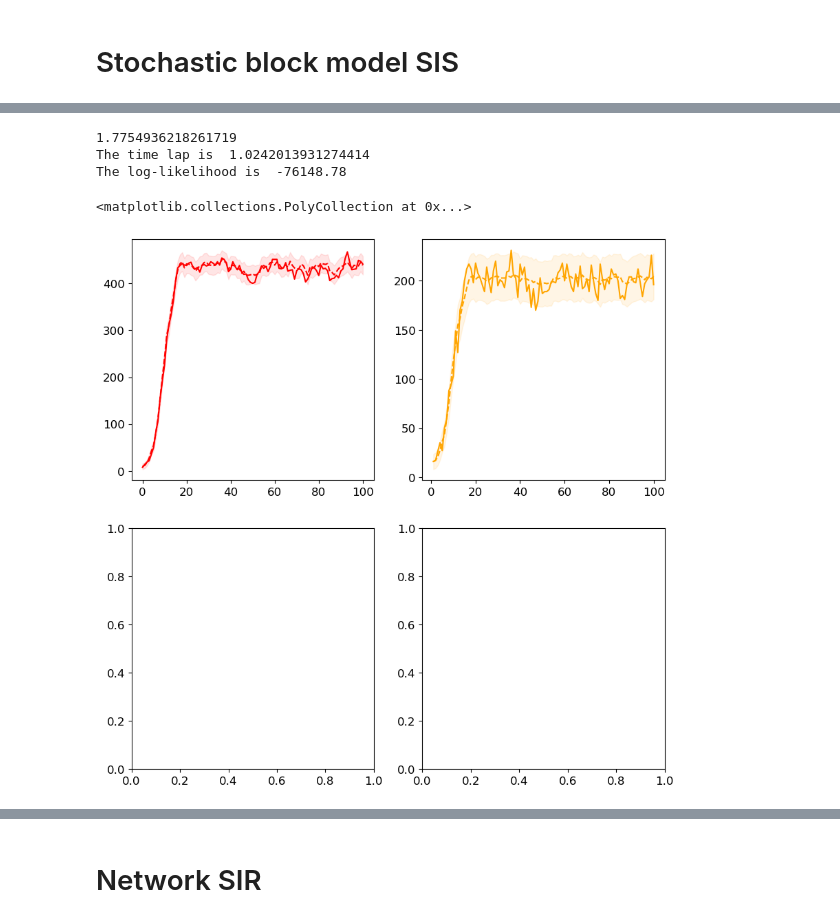
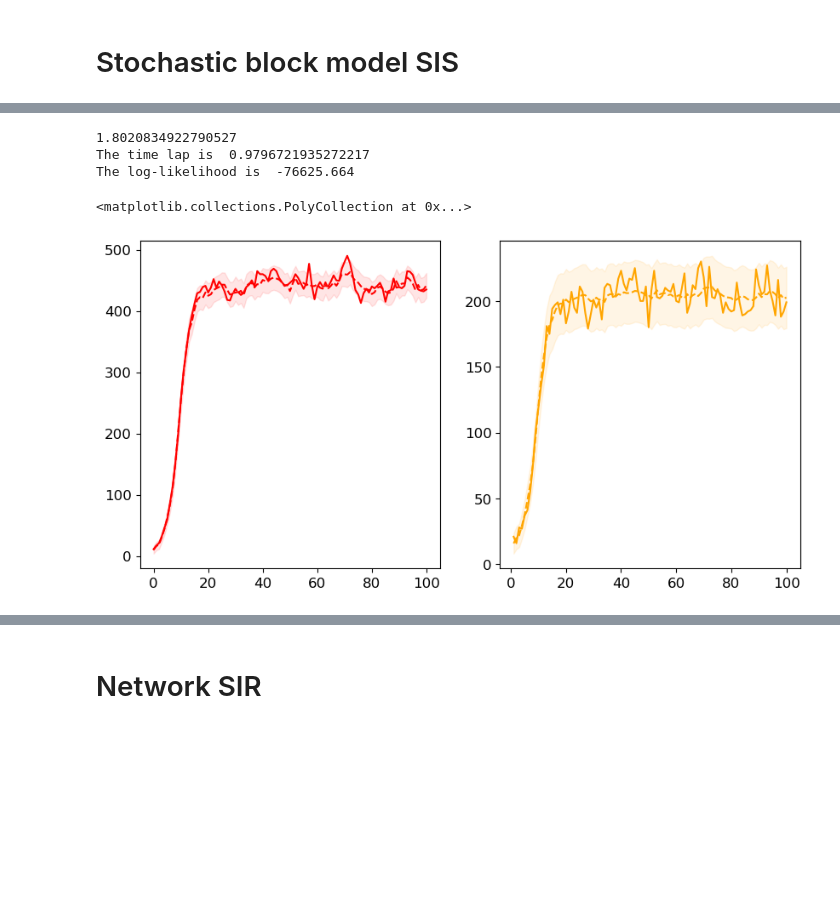
Before and after one commit to LorenzoRimella/CAL, a Jupyter notebook: tutorial_inference.ipynb, the cells around one changed output, grey strips where cells are left out. Saved outputs shown, nothing was run; the diff lists cells and outputs as text; code cells hidden in the pictures; blank space fills up the shorter version.

Commit message:
tutorial inference

```diff
--- a/tutorial_inference.ipynb
+++ b/tutorial_inference.ipynb
@@ -342,7 +263,11 @@ os.chdir("../")
+# %%
+locations  = tf.stack((covariates_df["x"], covariates_df["y"]), axis =1)
+covariates = tf.stack((tf.ones(tf.shape(covariates_df["covariate0"])),
+                       covariates_df["covariate0"]), axis =1)
 # %%
 N_pop = 1000
-covariates = tf.convert_to_tensor(np.load("Data/SpatialInference/Input/covariates.npy"), dtype = tf.float32)[:N_pop,:]
-locations  = tf.convert_to_tensor(np.load("Data/SpatialInference/Input/locations.npy"), dtype = tf.float32)[:N_pop,:]
+covariates = tf.convert_to_tensor(covariates, dtype = tf.float32)[:N_pop,:]
+locations  = tf.convert_to_tensor(locations, dtype = tf.float32)[:N_pop,:]
 # locations  = (locations - tf.reduce_mean(locations, axis = 0, keepdims=True))/tf.math.reduce_std(locations, axis = 0, keepdims=True)
 
 N = tf.shape(locations)[0]
@@ -625,7 +404,6 @@ import networkx as nx
-# %%
-N_pop = 1000
-covariates  = tf.convert_to_tensor(np.load("Data/GraphInference/Input/covariates.npy"), dtype = tf.float32)[:N_pop,:]
-communities = tf.convert_to_tensor(np.load("Data/GraphInference/Input/communities.npy"), dtype = tf.float32)[:N_pop,:]
+# %%
+N_pop = 1000
+communities = tf.convert_to_tensor(communities, dtype = tf.float32)[:N_pop,:]
 # %%
 os.chdir("Scripts/")
 %run -i model.py
@@ -718,64 +479,41 @@ for i in range(2):
 # %%
 T = 100
 start = time.time()
 X, Y = simulator(SIS, parameters, T)
 print(time.time()-start)
 
 X, Y = X[:,0,...], Y[:,0,...]
 
 start = time.time()
 Pi, Mu, log_likelihood = CAL(SIS, parameters, Y)
 print("The time lap is ", time.time()-start)
 print("The log-likelihood is ", log_likelihood.numpy())
 
-fig, ax = plt.subplots(2, 2, figsize = (10, 10))
+fig, ax = plt.subplots(1, 2, figsize = (10, 5))
 
 population = tf.reduce_sum(X, axis = 1)
 mean_Pi = tf.reduce_sum(Pi, axis = 1)
 var_Pi  = tf.reduce_sum(Pi*(1-Pi), axis = 1)
 
 obs_population = tf.reduce_sum(Y, axis = 1)
 mean_Mu = tf.reduce_sum(Mu, axis = 1)
 var_Mu  = tf.reduce_sum(Mu*(1-Mu), axis = 1)
 
 time_steps = np.linspace(0, tf.shape(X)[0]-1, tf.shape(X)[0])
 
-ax[0,0].plot(time_steps, population[...,1], color = "red")
-ax[0,0].plot(time_steps, mean_Pi[...,1], color = "red", linestyle = "dashed")
-ax[0,0].fill_between(time_steps, mean_Pi[...,1] - 1.96*tf.math.sqrt(var_Pi[...,1]), mean_Pi[...,1] + 1.96*tf.math.sqrt(var_Pi[...,1]), color = "red", alpha = 0.1)
+ax[0].plot(time_steps, population[...,1], color = "red")
+ax[0].plot(time_steps, mean_Pi[...,1], color = "red", linestyle = "dashed")
+ax[0].fill_between(time_steps, mean_Pi[...,1] - 1.96*tf.math.sqrt(var_Pi[...,1]), mean_Pi[...,1] + 1.96*tf.math.sqrt(var_Pi[...,1]), color = "red", alpha = 0.1)
 
-ax[0,1].plot(time_steps[1:], obs_population[...,2], color = "orange")
-ax[0,1].plot(time_steps[1:], mean_Mu[...,2], color = "orange", linestyle = "dashed")
-ax[0,1].fill_between(time_steps[1:], mean_Mu[...,2] - 1.96*tf.math.sqrt(var_Mu[...,2]), mean_Mu[...,2] + 1.96*tf.math.sqrt(var_Mu[...,2]), color = "orange", alpha = 0.1)
-
-# start = time.time()
-# Pi, Mu, log_likelihood_wrong = CAL_without_correction(SIS, parameters, Y)
-# print("The time lap is ", time.time()-start)
-# print("The log-likelihood is ", log_likelihood_wrong.numpy())
-
-# population = tf.reduce_sum(X, axis = 1)
-# mean_Pi = tf.reduce_sum(Pi, axis = 1)
-# var_Pi  = tf.reduce_sum(Pi*(1-Pi), axis = 1)
-
-# obs_population = tf.reduce_sum(Y, axis = 1)
-# mean_Mu = tf.reduce_sum(Mu, axis = 1)
-# var_Mu  = tf.reduce_sum(Mu*(1-Mu), axis = 1)
-
-# time_steps = np.linspace(0, tf.shape(X)[0]-1, tf.shape(X)[0])
-
-# ax[1,0].plot(time_steps, population[...,1], color = "red")
-# ax[1,0].plot(time_steps, mean_Pi[...,1], color = "red", linestyle = "dashed")
-# ax[1,0].fill_between(time_steps, mean_Pi[...,1] - 1.96*tf.math.sqrt(var_Pi[...,1]), mean_Pi[...,1] + 1.96*tf.math.sqrt(var_Pi[...,1]), color = "red", alpha = 0.1)
-
-# ax[1,1].plot(time_steps[1:], obs_population[...,2], color = "orange")
-# ax[1,1].plot(time_steps[1:], mean_Mu[...,2], color = "orange", linestyle = "dashed")
-# ax[1,1].fill_between(time_steps[1:], mean_Mu[...,2] - 1.96*tf.math.sqrt(var_Mu[...,2]), mean_Mu[...,2] + 1.96*tf.math.sqrt(var_Mu[...,2]), color = "orange", alpha = 0.1)
+ax[1].plot(time_steps[1:], obs_population[...,2], color = "orange")
+ax[1].plot(time_steps[1:], mean_Mu[...,2], color = "orange", linestyle = "dashed")
+ax[1].fill_between(time_steps[1:], mean_Mu[...,2] - 1.96*tf.math.sqrt(var_Mu[...,2]), mean_Mu[...,2] + 1.96*tf.math.sqrt(var_Mu[...,2]), color = "orange", alpha = 0.1)
 # %% [output]
-1.7754936218261719
-The time lap is  1.0242013931274414
-The log-likelihood is  -76148.78
+1.8020834922790527
+The time lap is  0.9796721935272217
+The log-likelihood is  -76625.664
 <matplotlib.collections.PolyCollection at 0x...>
-[figure, old version]
+[figure, new version]
 # %%
 n_gradient_steps = 500
 
```
Also changed, not shown: parts of 47 cells of this notebook.
